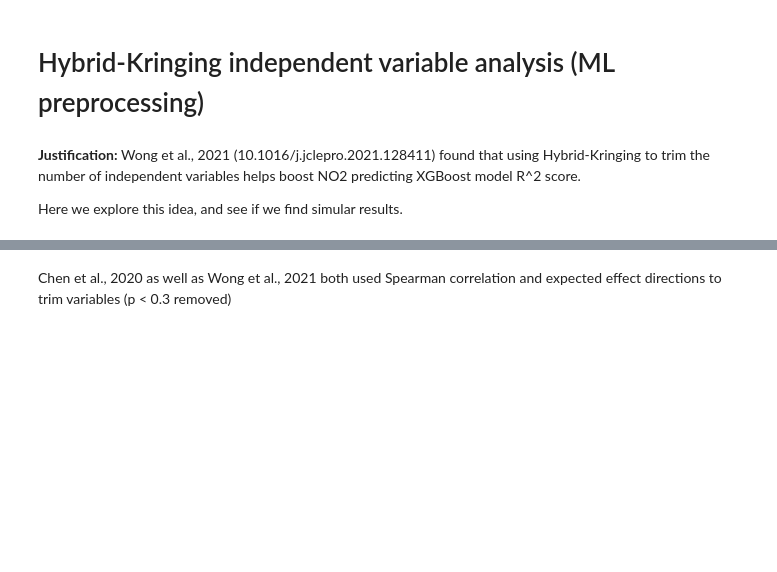
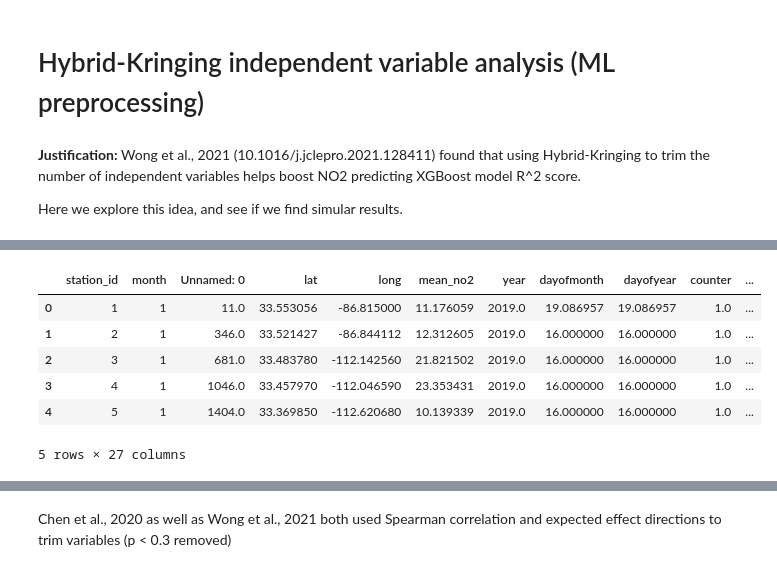
Before and after one commit to xaviernogueira/gwu_air_quality, a Jupyter notebook: Hyrbid_Kringing_analysis.ipynb, the cells around one changed output, grey strips where cells are left out. Cells and saved outputs as stored; diff of their text form; code cells hidden in the pictures; blank space fills up the shorter version.

```diff
--- a/Hyrbid_Kringing_analysis.ipynb
+++ b/Hyrbid_Kringing_analysis.ipynb
@@ -11,22 +13,8 @@ import pandas as pd
 # %%
 # bring in data
 # import data, remove non-necessary columns
-DATA_LOCATION = r'C:\Users\xrnogueira\Documents\Data\NO2_stations\master_no2_daily_test_500_rows.csv'
+DATA_LOCATION = r'C:\Users\xavie\Documents\DATASETS\master_no2_daily_nov30.csv'
 in_data = pd.read_csv(DATA_LOCATION)
-keep_cols = ['mean_no2', 'weekend', 'sp', 'swvl1', 't2m', 'tp', 'u10', 'v10', 'blh', 'u100', 'v100', 'p_roads_1000', 's_roads_1700', 's_roads_3000', 'tropomi', 'pod_den_1100', 'Z_r',]
-in_data = in_data[keep_cols]
-
-
-# standardize column headers
-for col in list(in_data.columns):
-        if in_data[col].dtypes == object:
-            in_data[col].replace(' ', '_', regex=True, inplace=True)
-        if ' ' in str(col)[:-1]:
-            new = str(col).replace(' ', '_')
-            if new[-1] == '_':
-                new = new[:-1]
-            in_data.rename(columns={str(col): new}, inplace=True)
-
-
+print(in_data.columns)
 in_data.head()
 # %% [output]
@@ -33,0 +34,15 @@ FileNotFoundError: [Errno 2] No such file or directory: 'C:\\Users\\xrnogueira\\
+# %%
+# convert to monthly averaged and make a January dataframe
+monthly = in_data.groupby(['station_id', 'month']).mean().reset_index()
+
+january = monthly.loc[monthly['month'] == 1]
+lat_lon = january[['lat', 'long']].to_numpy()
+january.set_index('station_id').reset_index().head()
+# %% [output]
+|  | station_id | month | Unnamed: 0 | lat | long | mean_no2 | year | dayofmonth | dayofyear | counter | ... |
+| 0 | 1 | 1 | 11.0 | 33.553056 | -86.815000 | 11.176059 | 2019.0 | 19.086957 | 19.086957 | 1.0 | ... |
+| 1 | 2 | 1 | 346.0 | 33.521427 | -86.844112 | 12.312605 | 2019.0 | 16.000000 | 16.000000 | 1.0 | ... |
+| 2 | 3 | 1 | 681.0 | 33.483780 | -112.142560 | 21.821502 | 2019.0 | 16.000000 | 16.000000 | 1.0 | ... |
+| 3 | 4 | 1 | 1046.0 | 33.457970 | -112.046590 | 23.353431 | 2019.0 | 16.000000 | 16.000000 | 1.0 | ... |
+| 4 | 5 | 1 | 1404.0 | 33.369850 | -112.620680 | 10.139339 | 2019.0 | 16.000000 | 16.000000 | 1.0 | ... |
+5 rows × 27 columns
```
Also changed, not shown: parts of 14 cells of this notebook.
